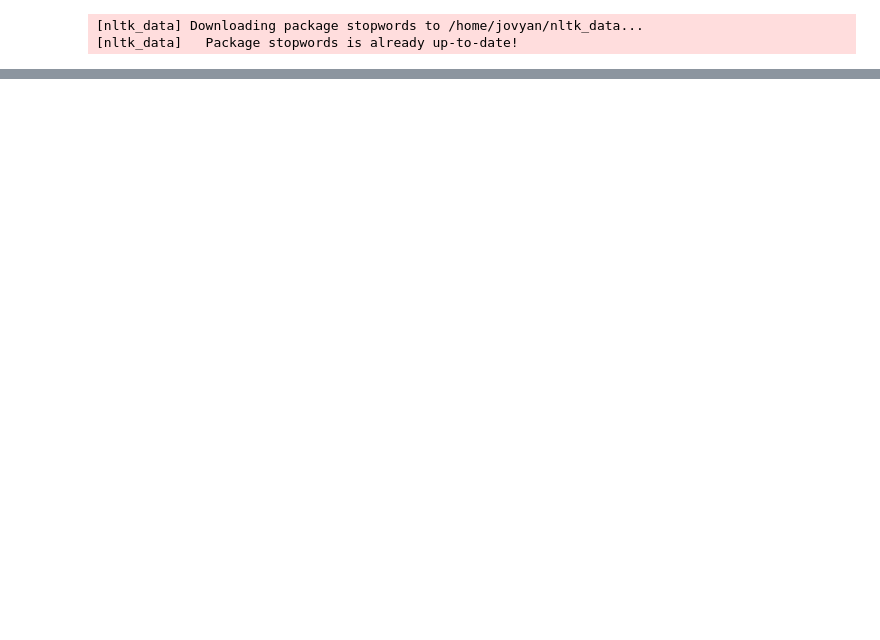
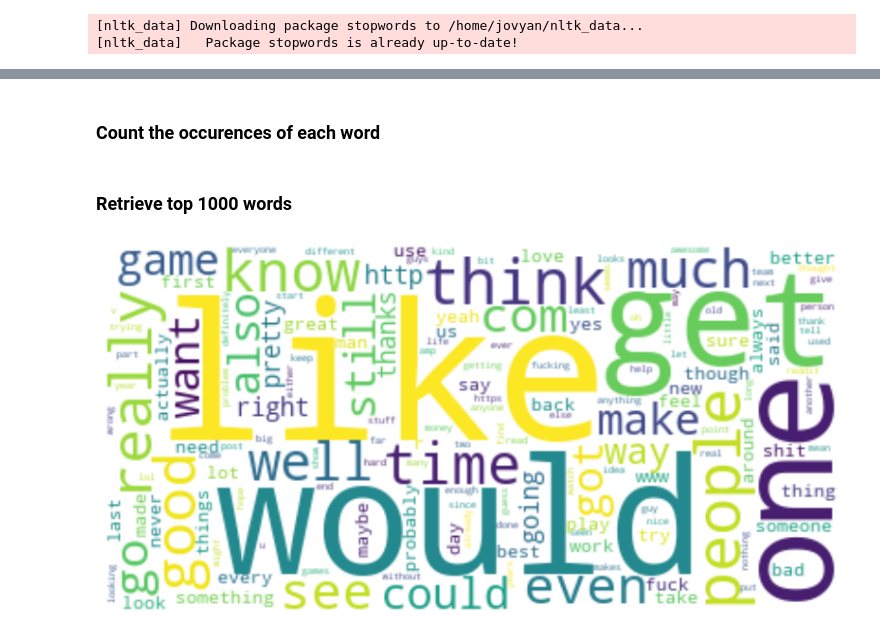
Before and after one commit to adisve/big-data-project, a Jupyter notebook: jupyter-notebook/notebooks/main.ipynb, the cells around one changed output, grey strips where cells are left out. Saved outputs shown, nothing was run; the diff lists cells and outputs as text; code cells hidden in the pictures; blank space fills up the shorter version.

Commit message:
Add Top 1000 words used in 2015 analysis (basic impl.)

```diff
--- a/jupyter-notebook/notebooks/main.ipynb
+++ b/jupyter-notebook/notebooks/main.ipynb
@@ -62,5 +51,0 @@ filtered_words = words.withColumn("body", trim(words.body)).filter(~col("body").
-# %%
-from wordcloud import WordCloud
-from pyspark.sql.functions import create_map, desc
-
-wordcloud = WordCloud(background_color="white")
@@ -87,0 +52,24 @@ only showing top 20 rows
+# %%
+words_filtered_df = words_df.filter(~col("word").isin(stop_words))
+# %% [markdown]
+### Count the occurences of each word
+# %%
+word_counts = words_filtered_df.groupBy("word").count()
+# %% [markdown]
+### Retrieve top 1000 words
+# %%
+top_1000_words = word_counts.orderBy("count", ascending=False).limit(1000).collect()
+word_freq = {word["word"]: word["count"] for word in top_1000_words}
+# %%
+from wordcloud import WordCloud
+import matplotlib.pyplot as plt
+
+cloud = WordCloud(background_color="white", max_words=1000)
+cloud.generate_from_frequencies(word_freq)
+
+plt.figure(figsize=(10, 8))
+plt.imshow(cloud, interpolation="bilinear")
+plt.axis("off")
+plt.show()
+# %% [output]
+[figure, added]
```
Also changed, not shown: parts of 7 cells of this notebook, 5 other files.
